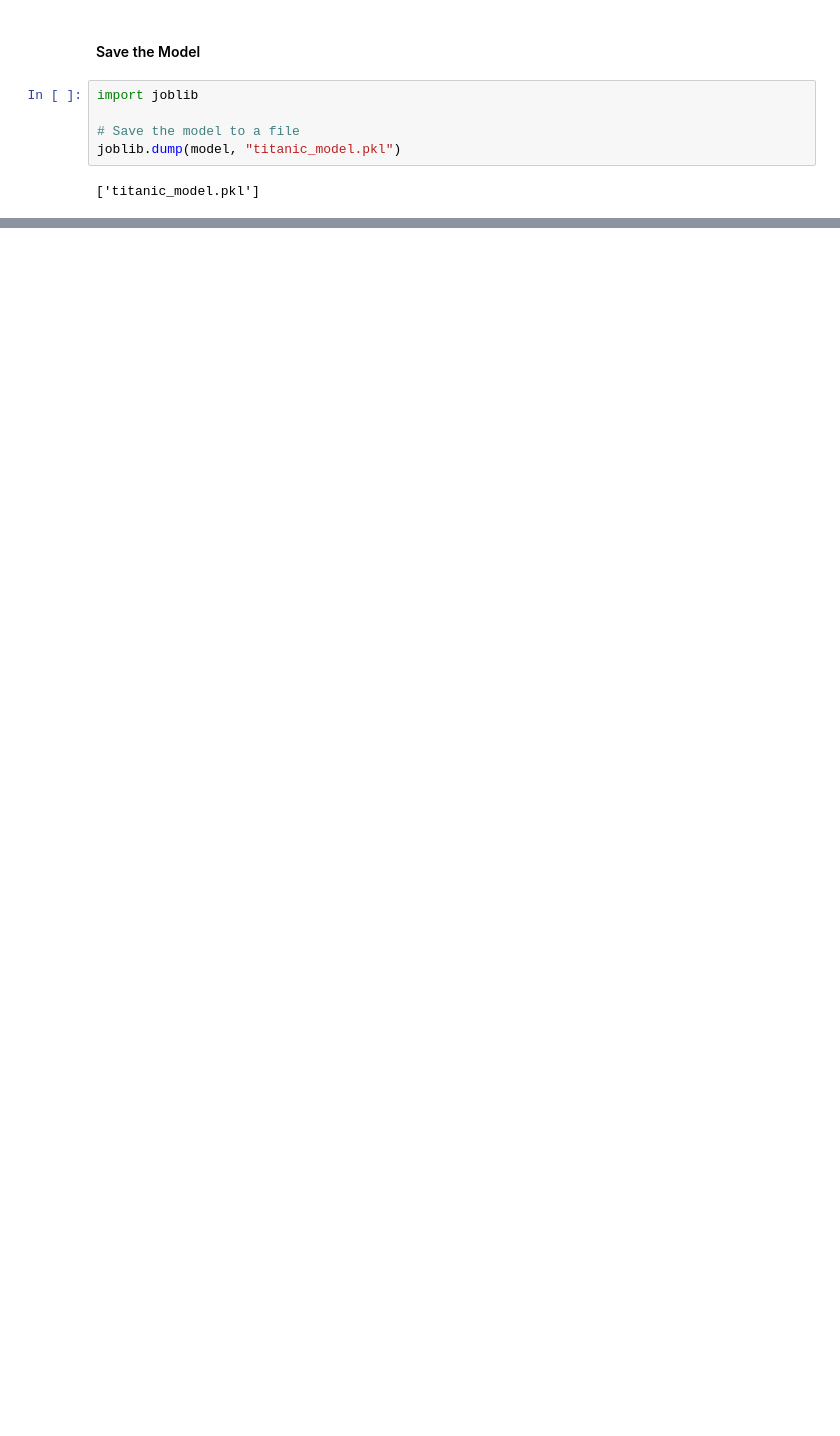
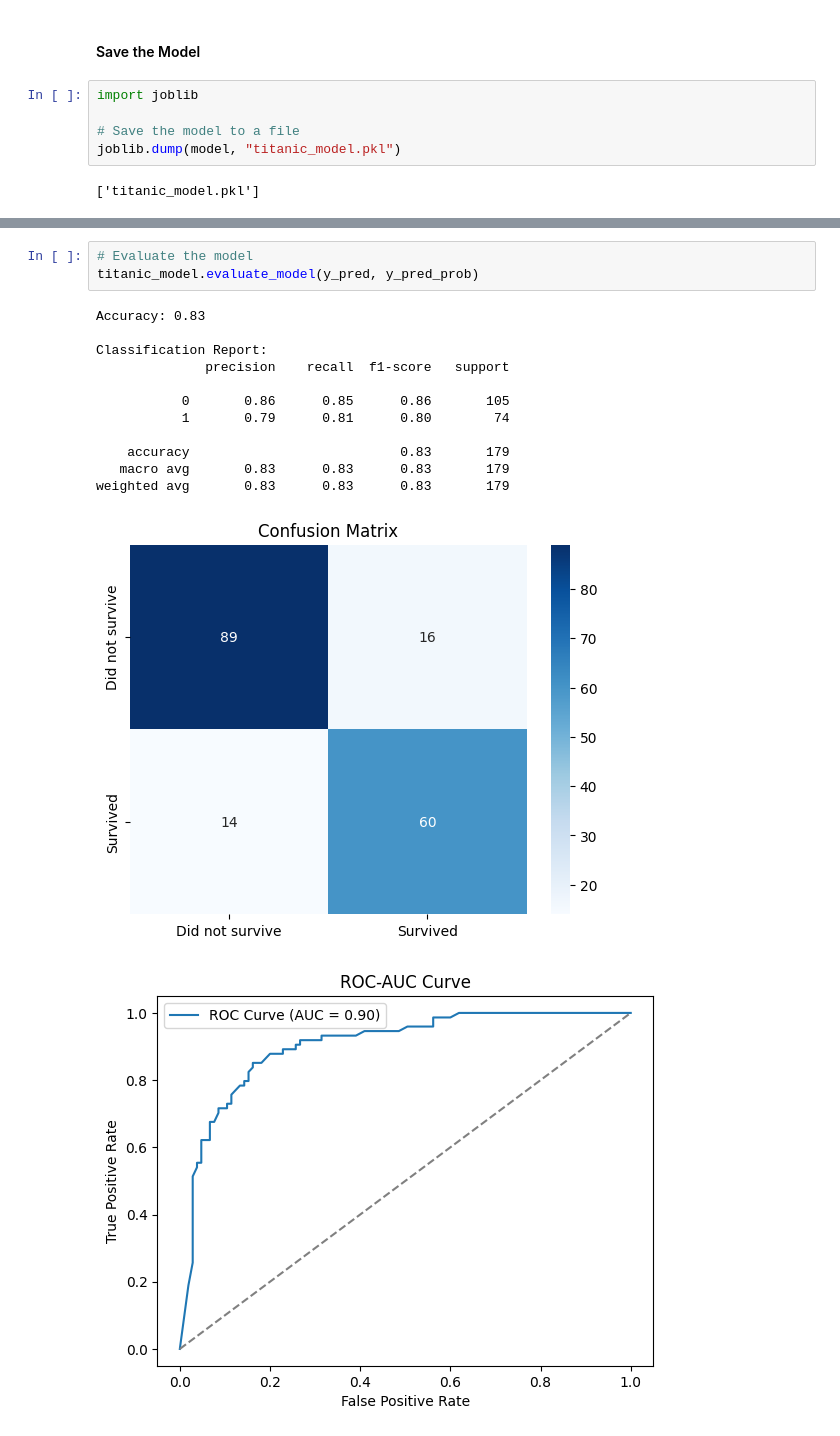
Before and after one commit to dani6566/CODSOFT-, a Jupyter notebook: Notebooks/EDA.ipynb, the cells around one changed output, grey strips where cells are left out. Cells and saved outputs as stored; diff of their text form; blank space fills up the shorter version.

```diff
--- a/Notebooks/EDA.ipynb
+++ b/Notebooks/EDA.ipynb
@@ -349,0 +473,17 @@ joblib.dump(model, "titanic_model.pkl")
+# %%
+# Evaluate the model
+titanic_model.evaluate_model(y_pred, y_pred_prob)
+# %% [output]
+Accuracy: 0.83
+
+Classification Report:
+              precision    recall  f1-score   support
+
+           0       0.86      0.85      0.86       105
+           1       0.79      0.81      0.80        74
+
+    accuracy                           0.83       179
+   macro avg       0.83      0.83      0.83       179
+weighted avg       0.83      0.83      0.83       179
+[figure, added]
+[figure, added]
```
Also changed, not shown: parts of 20 cells of this notebook.
